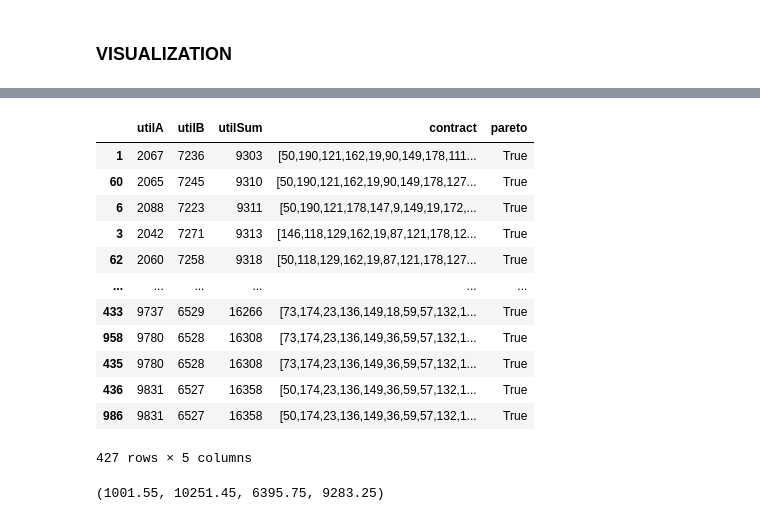
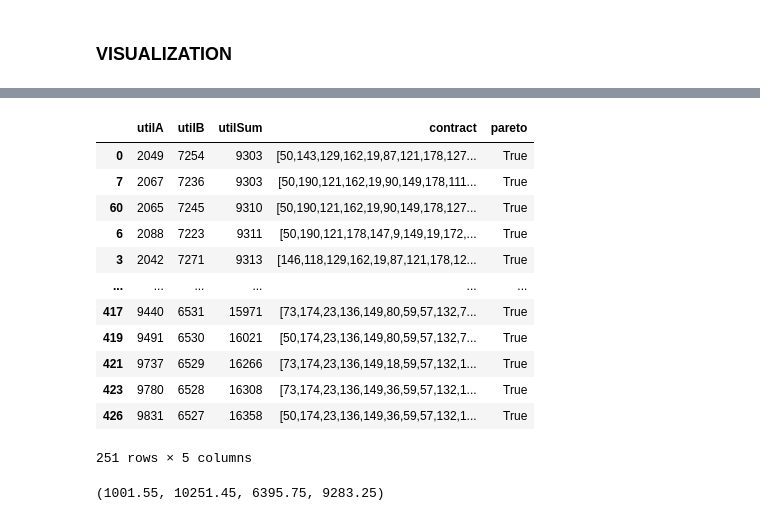
Before and after one commit to xTerradon/DHBW_Agenten, a Jupyter notebook: visualization/vizualize_pareto.ipynb, the cells around one changed output, grey strips where cells are left out. Drawn from its saved outputs; the diff is of its cells as text; code cells hidden in the pictures.

Commit message:
fixed index issue in pareto.csv

```diff
--- a/visualization/vizualize_pareto.ipynb
+++ b/visualization/vizualize_pareto.ipynb
@@ -32,6 +32,6 @@ def get_pareto(arr):
     # Return the pareto-efficient elements
     return is_pareto_efficient
 # %%
-savefiles = [file for file in os.listdir(SAVE_PATH) if file != "pareto.csv"]
+savefiles = [file for file in os.listdir(SAVE_PATH)]
 savefiles
 # %% [output]
@@ -74,30 +74,35 @@ pareto
 # %%
 for savefile in savefiles:
     contracts = pd.read_csv(SAVE_PATH + savefile, sep=';')
     if "pareto" not in contracts.columns:
         contracts["pareto"] = get_pareto(contracts[["utilA","utilB"]])
         contracts = contracts.sort_values(by="utilSum", ascending=False).drop_duplicates()
         contracts.to_csv(SAVE_PATH+savefile, sep=';', index=False)
+    if "index" in contracts.columns:
+        contracts = contracts.drop(columns=["index"])
+        contracts.to_csv(SAVE_PATH+savefile, sep=';', index=False)
+        print(savefile, "saved without index")
     pareto = pd.concat([pareto, contracts[contracts["pareto"]]])
 pareto = pareto.sort_values(by="utilSum", ascending=False).drop_duplicates()
 pareto["pareto"] = get_pareto(pareto[["utilA","utilB"]])
 pareto = pareto[pareto["pareto"]].sort_values(by="utilSum", ascending=True)
-pareto.drop(columns="index", inplace=True)
+pareto = pareto.drop_duplicates()
+
 pareto.to_csv(SAVE_PATH+'pareto.csv', sep=';', index=False)
 pareto
 # %% [output]
 |  | utilA | utilB | utilSum | contract | pareto |
-| 1 | 2067 | 7236 | 9303 | [50,190,121,162,19,90,149,178,111... | True |
+| 0 | 2049 | 7254 | 9303 | [50,143,129,162,19,87,121,178,127... | True |
+| 7 | 2067 | 7236 | 9303 | [50,190,121,162,19,90,149,178,111... | True |
 | 60 | 2065 | 7245 | 9310 | [50,190,121,162,19,90,149,178,127... | True |
 | 6 | 2088 | 7223 | 9311 | [50,190,121,178,147,9,149,19,172,... | True |
 | 3 | 2042 | 7271 | 9313 | [146,118,129,162,19,87,121,178,12... | True |
-| 62 | 2060 | 7258 | 9318 | [50,118,129,162,19,87,121,178,127... | True |
 | ... | ... | ... | ... | ... | ... |
-| 433 | 9737 | 6529 | 16266 | [73,174,23,136,149,18,59,57,132,1... | True |
-| 958 | 9780 | 6528 | 16308 | [73,174,23,136,149,36,59,57,132,1... | True |
-| 435 | 9780 | 6528 | 16308 | [73,174,23,136,149,36,59,57,132,1... | True |
-| 436 | 9831 | 6527 | 16358 | [50,174,23,136,149,36,59,57,132,1... | True |
-| 986 | 9831 | 6527 | 16358 | [50,174,23,136,149,36,59,57,132,1... | True |
+| 417 | 9440 | 6531 | 15971 | [73,174,23,136,149,80,59,57,132,7... | True |
+| 419 | 9491 | 6530 | 16021 | [50,174,23,136,149,80,59,57,132,7... | True |
+| 421 | 9737 | 6529 | 16266 | [73,174,23,136,149,18,59,57,132,1... | True |
+| 423 | 9780 | 6528 | 16308 | [73,174,23,136,149,36,59,57,132,1... | True |
+| 426 | 9831 | 6527 | 16358 | [50,174,23,136,149,36,59,57,132,1... | True |
-427 rows × 5 columns
+251 rows × 5 columns
 # %%
 pareto = pareto.sort_values(by="utilA", ascending=True)
```
Also changed, not shown: parts of 4 cells of this notebook, 6 other files.
